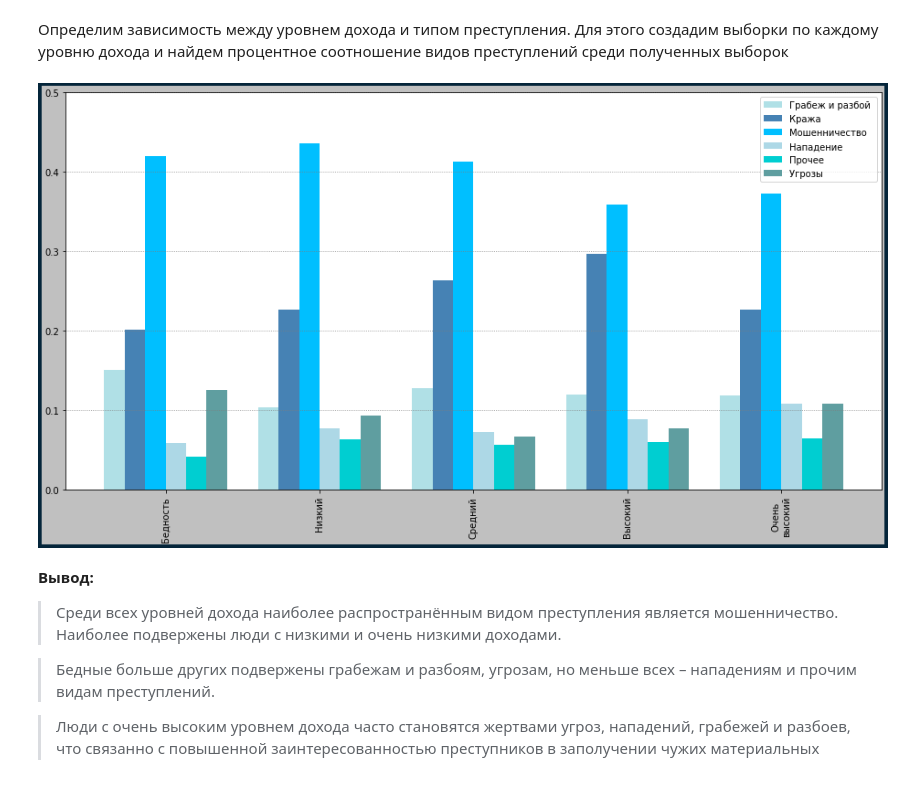
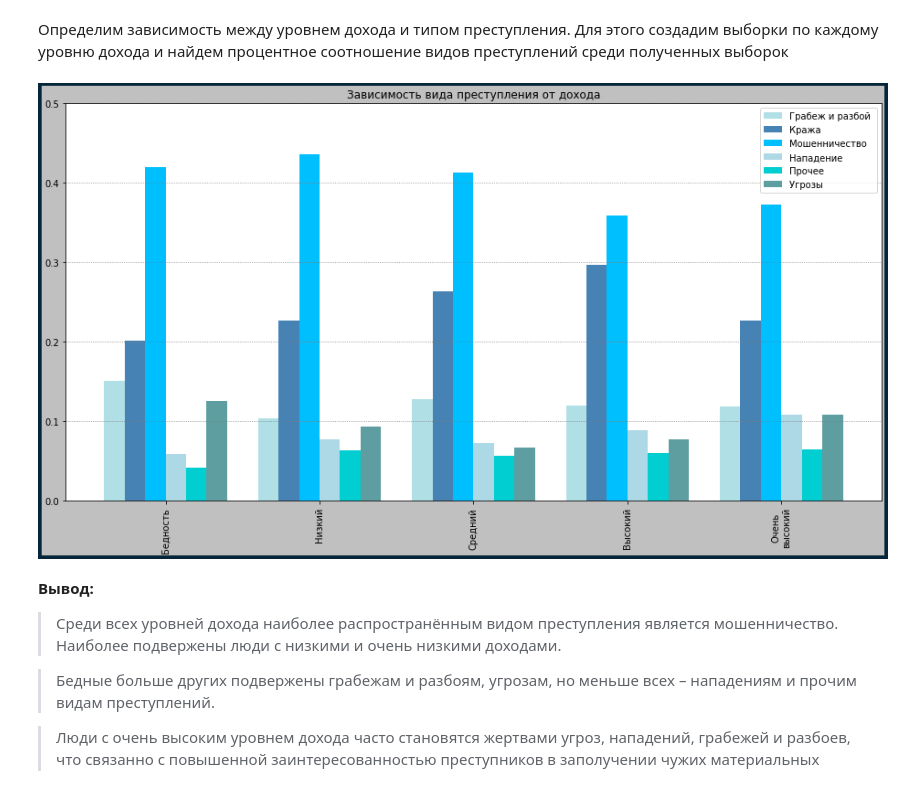
Before and after one commit to litosha/sirius, a Jupyter notebook: Анализ.ipynb, the cells around one changed output. Cells and saved outputs as stored; diff of their text form; code cells hidden in the pictures.

```diff
--- a/Анализ.ipynb
+++ b/Анализ.ipynb
@@ -872,34 +848,36 @@ plt.grid(which='major', color = 'gray', axis='y', linestyle=':')
 crime_income = pd.concat([victims['crime_type'].drop(victims['crime_type']
                         [victims['crime_type'] == 8.0].index),
                         victims['resp_income']], axis=1).dropna()
 
 s = []
 for i in range(1, 6):
   s.append(crime_income[crime_income['resp_income'] == i]['crime_type']
            .apply(crime_type_rename).value_counts(1).sort_index())
 
 crime_type_lst = ["Бедность", "Низкий", "Средний", "Высокий", "Очень\nвысокий"]
 
 fp = pd.DataFrame(s,
               index=crime_type_lst,
               columns=s[0].index)
 
 fig, ax = plt.subplots(linewidth=8, edgecolor="#04253a")
 
+ax.set_title("Зависимость вида преступления от дохода")
+
 ax.set_facecolor('white')
 fig.set_figwidth(16)    #  ширина Figure
 fig.set_figheight(8)    #  высота Figure
 fig.set_facecolor(pltclr)
 
 fp.plot.bar(color=colors, ax=ax, width=0.8)
 
 plt.grid(which='major', color = 'gray', axis='y', linestyle=':')
 
 plt.ylim(top=0.5)
 
 plt.show()
 # %% [output]
-[figure, old version]
+[figure, new version]
 # %% [markdown]
 **Вывод:**
 
```
Also changed, not shown: parts of 95 cells of this notebook.
